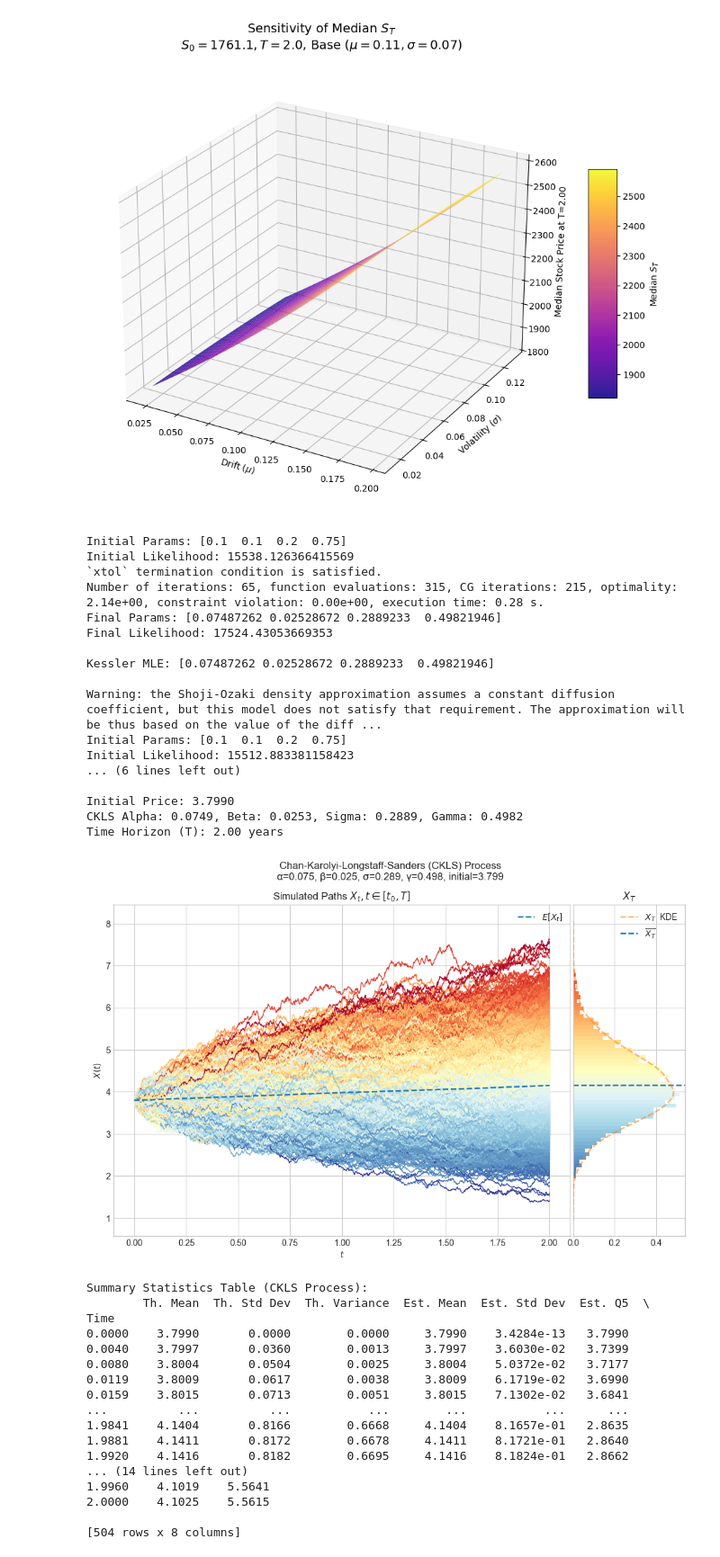
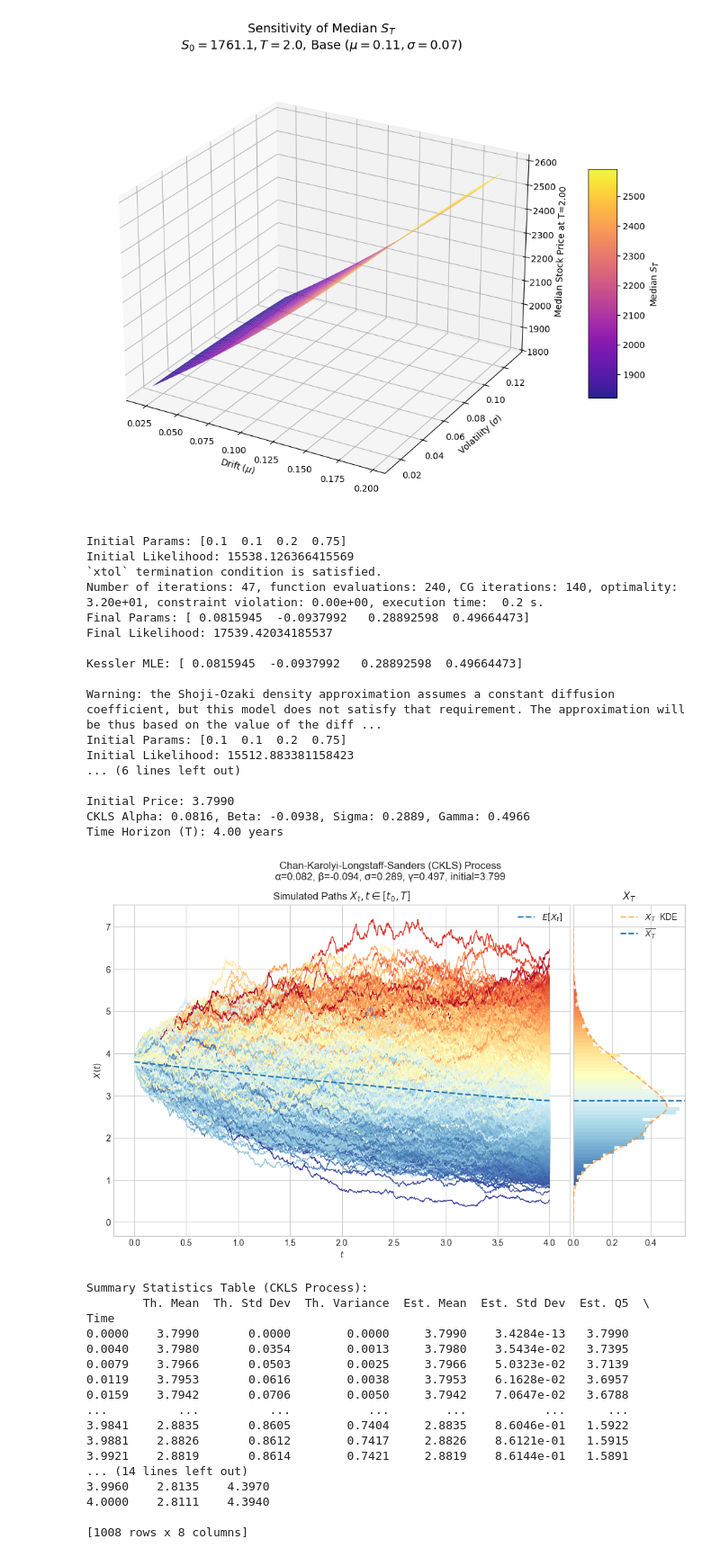
Before and after one commit to ZacKienzle2/CBA, a Jupyter notebook: code/pred.ipynb, the cells around one changed output. Shown at 90% size. Saved outputs shown, nothing was run; the diff lists cells and outputs as text; code cells hidden in the pictures.

```diff
--- a/code/pred.ipynb
+++ b/code/pred.ipynb
@@ -282,10 +282,10 @@ model = CKLS()
 
 
 param_bounds = [
-    (0, 100),    # Bounds for theta_1 (alpha)
-    (0, 100),    # Bounds for theta_2 (beta)
-    (0, 100),    # Bounds for theta_3 (sigma_val)
-    (0, 1000)    # Bounds for theta_4 (gamma_val)
+    (-100, 100),    # Bounds for theta_1 (alpha)
+    (-100, 100),    # Bounds for theta_2 (beta)
+    (-100, 100),    # Bounds for theta_3 (sigma_val)
+    (-100, 1000)    # Bounds for theta_4 (gamma_val)
 ]
 guess = np.array([0.1, 0.1, 0.2, 0.75])
 
@@ -323,7 +323,7 @@ alpha, beta, sigma, gamma = kessler_params
 initial_price = df["PX_LAST"].iloc[-1]
 
 paths = 10000
-steps = 504
+steps = 1008
 # dt = 1. / 252 # Already defined
 T = steps * dt
 
@@ -383,54 +383,54 @@ for i, t_loopvar in enumerate(time):
     est_q50_t = quantiles[1, i]
     est_q95_t = quantiles[2, i]
 
     df_results_list.append({
         "Time": t_loopvar,
         "Th. Mean": th_mean,
         "Th. Std Dev": th_std_dev,
         "Th. Variance": th_var,
         "Est. Mean": est_mean_t,
         "Est. Std Dev": est_std_t,
         "Est. Q5": est_q05_t,
         "Est. Q50": est_q50_t,
         "Est. Q95": est_q95_t,
     })
 
 df = pd.DataFrame(df_results_list).set_index("Time")
 print("\nSummary Statistics Table (CKLS Process):")
 print(df)
 # %% [output]
 Initial Params: [0.1  0.1  0.2  0.75]
 Initial Likelihood: 15538.126366415569
 `xtol` termination condition is satisfied.
-Number of iterations: 65, function evaluations: 315, CG iterations: 215, optimality: 2.14e+00, constraint violation: 0.00e+00, execution time: 0.28 s.
-Final Params: [0.07487262 0.02528672 0.2889233  0.49821946]
-Final Likelihood: 17524.43053669353
+Number of iterations: 47, function evaluations: 240, CG iterations: 140, optimality: 3.20e+01, constraint violation: 0.00e+00, execution time:  0.2 s.
+Final Params: [ 0.0815945  -0.0937992   0.28892598  0.49664473]
+Final Likelihood: 17539.42034185537
 
-Kessler MLE: [0.07487262 0.02528672 0.2889233  0.49821946]
+Kessler MLE: [ 0.0815945  -0.0937992   0.28892598  0.49664473]
 
 Warning: the Shoji-Ozaki density approximation assumes a constant diffusion coefficient, but this model does not satisfy that requirement. The approximation will be thus based on the value of the diff ...
 Initial Params: [0.1  0.1  0.2  0.75]
 Initial Likelihood: 15512.883381158423
 ... (6 lines left out)
 
 Initial Price: 3.7990
-CKLS Alpha: 0.0749, Beta: 0.0253, Sigma: 0.2889, Gamma: 0.4982
-Time Horizon (T): 2.00 years
+CKLS Alpha: 0.0816, Beta: -0.0938, Sigma: 0.2889, Gamma: 0.4966
+Time Horizon (T): 4.00 years
-[figure, old version]
+[figure, new version]
 Summary Statistics Table (CKLS Process):
         Th. Mean  Th. Std Dev  Th. Variance  Est. Mean  Est. Std Dev  Est. Q5  \
 Time
 0.0000    3.7990       0.0000        0.0000     3.7990    3.4284e-13   3.7990
-0.0040    3.7997       0.0360        0.0013     3.7997    3.6030e-02   3.7399
-0.0080    3.8004       0.0504        0.0025     3.8004    5.0372e-02   3.7177
-0.0119    3.8009       0.0617        0.0038     3.8009    6.1719e-02   3.6990
-0.0159    3.8015       0.0713        0.0051     3.8015    7.1302e-02   3.6841
+0.0040    3.7980       0.0354        0.0013     3.7980    3.5434e-02   3.7395
+0.0079    3.7966       0.0503        0.0025     3.7966    5.0323e-02   3.7139
+0.0119    3.7953       0.0616        0.0038     3.7953    6.1628e-02   3.6957
+0.0159    3.7942       0.0706        0.0050     3.7942    7.0647e-02   3.6788
 ...          ...          ...           ...        ...           ...      ...
-1.9841    4.1404       0.8166        0.6668     4.1404    8.1657e-01   2.8635
-1.9881    4.1411       0.8172        0.6678     4.1411    8.1721e-01   2.8640
-1.9920    4.1416       0.8182        0.6695     4.1416    8.1824e-01   2.8662
+3.9841    2.8835       0.8605        0.7404     2.8835    8.6046e-01   1.5922
+3.9881    2.8826       0.8612        0.7417     2.8826    8.6121e-01   1.5915
+3.9921    2.8819       0.8614        0.7421     2.8819    8.6144e-01   1.5891
 ... (14 lines left out)
-1.9960    4.1019    5.5641
-2.0000    4.1025    5.5615
+3.9960    2.8135    4.3970
+4.0000    2.8111    4.3940
 
-[504 rows x 8 columns]
+[1008 rows x 8 columns]
```
Also changed, not shown: parts of 1 cell of this notebook, 22 other files.
